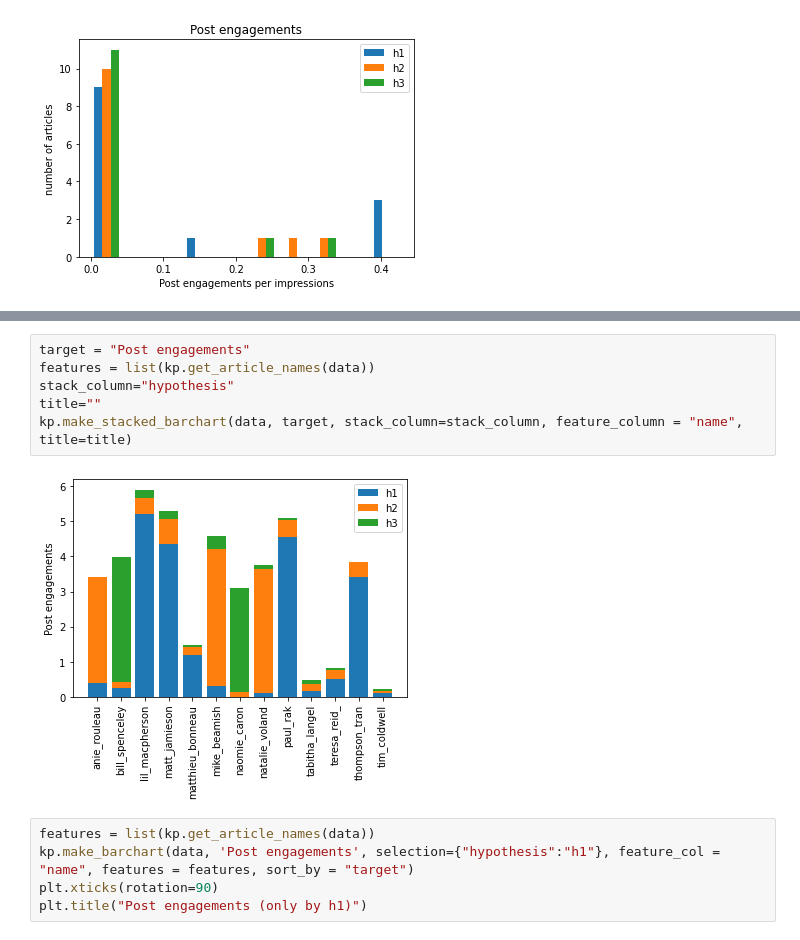
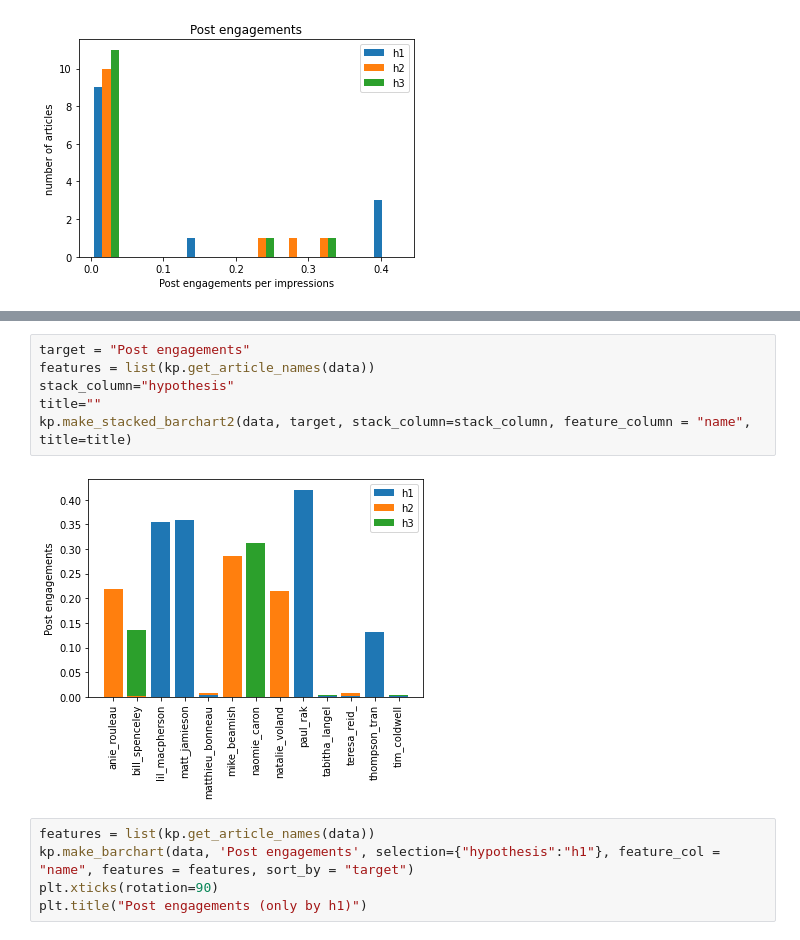
Before and after one commit to katrinrohrb/PIVOT, a Jupyter notebook: Pivot_H1-H3_Data_Analysis.ipynb, the cells around one changed output, grey strips where cells are left out. Cells and saved outputs as stored; diff of their text form.

Commit message:
normalization in stacked barchart

```diff
--- a/Pivot_H1-H3_Data_Analysis.ipynb
+++ b/Pivot_H1-H3_Data_Analysis.ipynb
@@ -141,11 +136,11 @@ _ = plt.xticks(rotation=90)
 # %%
 target = "Post engagements"
 features = list(kp.get_article_names(data))
 stack_column="hypothesis"
 title=""
-kp.make_stacked_barchart(data, target, stack_column=stack_column, feature_column = "name", title=title)
+kp.make_stacked_barchart2(data, target, stack_column=stack_column, feature_column = "name", title=title)
 # %% [output]
-[figure, old version]
+[figure, new version]
 # %%
 features = list(kp.get_article_names(data))
 kp.make_barchart(data, 'Post engagements', selection={"hypothesis":"h1"}, feature_col = "name", features = features, sort_by = "target")
```
Also changed, not shown: parts of 12 cells of this notebook, 2 other files.
